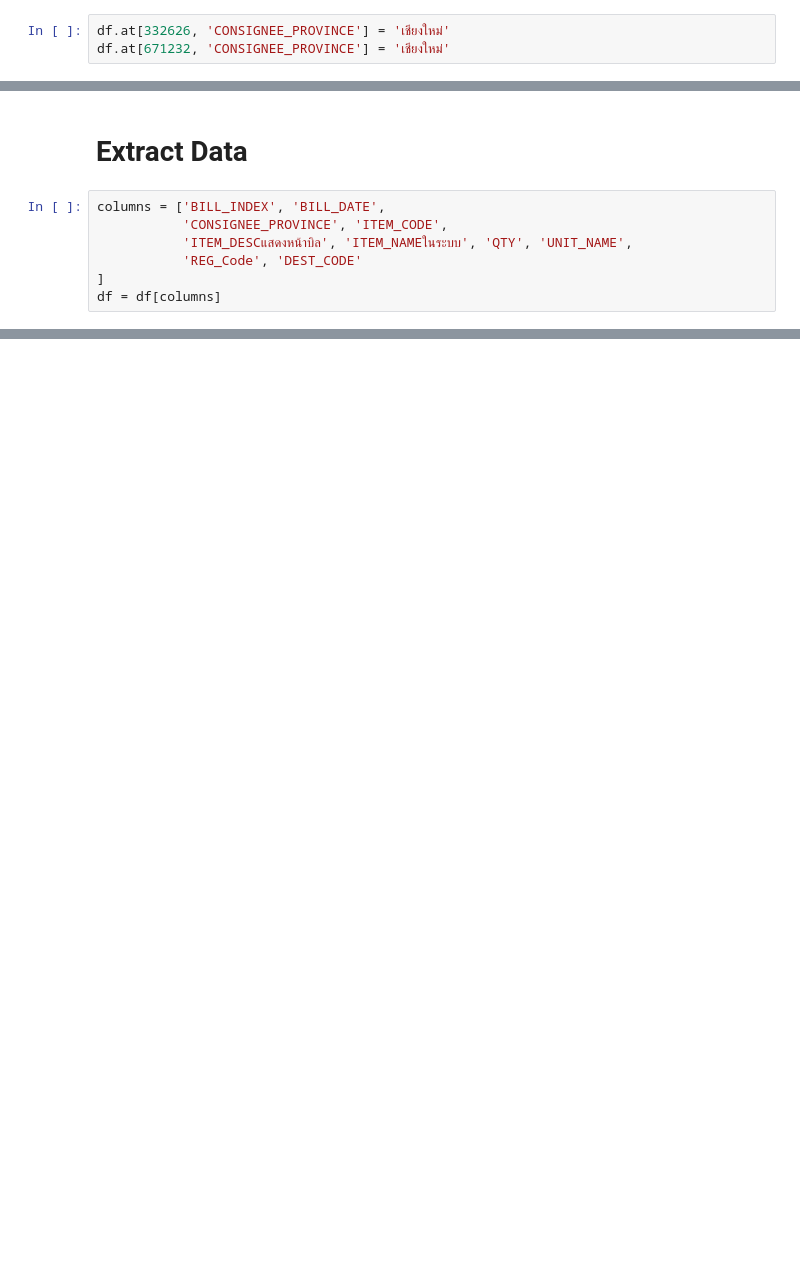
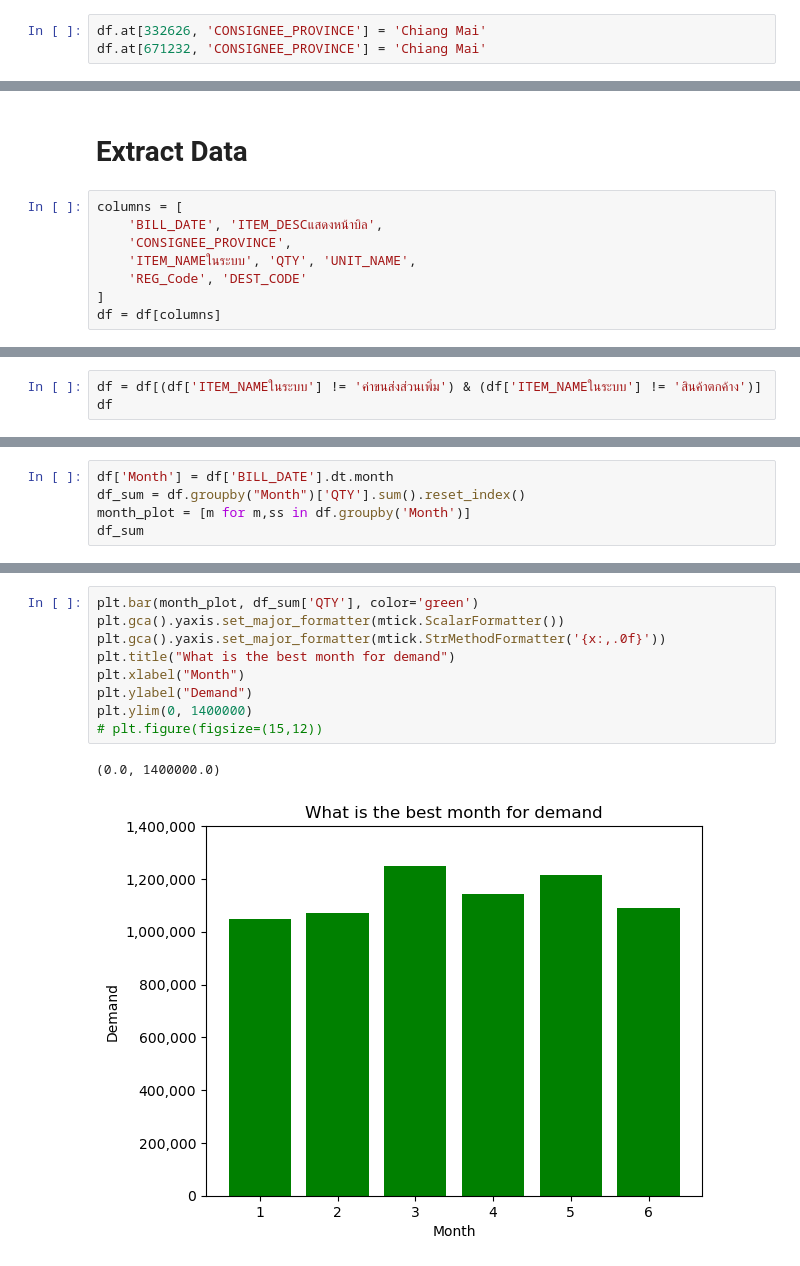
Before and after one commit to sebsvt/data-science-cmu-contest-2024, a Jupyter notebook: data-analysis/analysis-data.ipynb, the cells around one changed output, grey strips where cells are left out. Saved outputs shown, nothing was run; the diff lists cells and outputs as text; blank space fills up the shorter version.

```diff
--- a/data-analysis/analysis-data.ipynb
+++ b/data-analysis/analysis-data.ipynb
@@ -43,6 +154,6 @@ df[df['CONSIGNEE_PROVINCE'].isnull()]
 # %%
-df.at[332626, 'CONSIGNEE_PROVINCE'] = 'เชียงใหม่'
-df.at[671232, 'CONSIGNEE_PROVINCE'] = 'เชียงใหม่'
+df.at[332626, 'CONSIGNEE_PROVINCE'] = 'Chiang Mai'
+df.at[671232, 'CONSIGNEE_PROVINCE'] = 'Chiang Mai'
 # %%
 df[df['CONSIGNEE_PROVINCE'].isnull()]
 # %% [output]
@@ -50,9 +161,10 @@ df[df['CONSIGNEE_PROVINCE'].isnull()]
 # %% [markdown]
 # Extract Data
 # %%
-columns = ['BILL_INDEX', 'BILL_DATE',
-		   'CONSIGNEE_PROVINCE', 'ITEM_CODE',
-		   'ITEM_DESCแสดงหน้าบิล', 'ITEM_NAMEในระบบ', 'QTY', 'UNIT_NAME',
-		   'REG_Code', 'DEST_CODE'
+columns = [
+	'BILL_DATE', 'ITEM_DESCแสดงหน้าบิล',
+	'CONSIGNEE_PROVINCE',
+	'ITEM_NAMEในระบบ', 'QTY', 'UNIT_NAME',
+	'REG_Code', 'DEST_CODE'
 ]
 df = df[columns]
@@ -394,0 +171,3 @@ print(forecast_df)
+# %%
+df = df[(df['ITEM_NAMEในระบบ'] != 'ค่าขนส่งส่วนเพิ่ม') & (df['ITEM_NAMEในระบบ'] != 'สินค้าตกค้าง')]
+df
@@ -394,0 +190,5 @@ print(forecast_df)
+# %%
+df['Month'] = df['BILL_DATE'].dt.month
+df_sum = df.groupby("Month")['QTY'].sum().reset_index()
+month_plot = [m for m,ss in df.groupby('Month')]
+df_sum
@@ -394,0 +203,12 @@ print(forecast_df)
+# %%
+plt.bar(month_plot, df_sum['QTY'], color='green')
+plt.gca().yaxis.set_major_formatter(mtick.ScalarFormatter())
+plt.gca().yaxis.set_major_formatter(mtick.StrMethodFormatter('{x:,.0f}'))
+plt.title("What is the best month for demand")
+plt.xlabel("Month")
+plt.ylabel("Demand")
+plt.ylim(0, 1400000)
+# plt.figure(figsize=(15,12))
+# %% [output]
+(0.0, 1400000.0)
+[figure, added]
```
Also changed, not shown: parts of 34 cells of this notebook, 1 other file.
